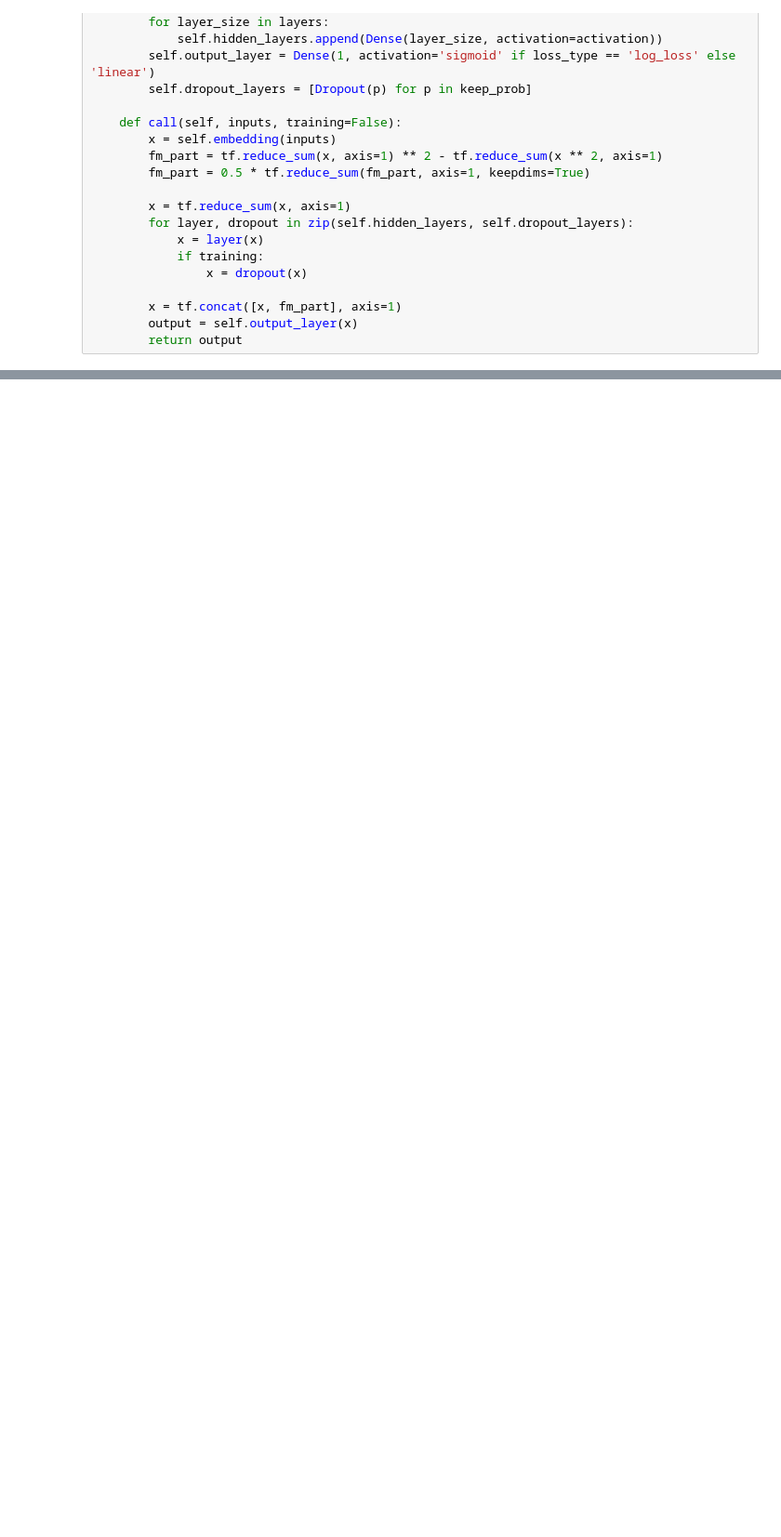
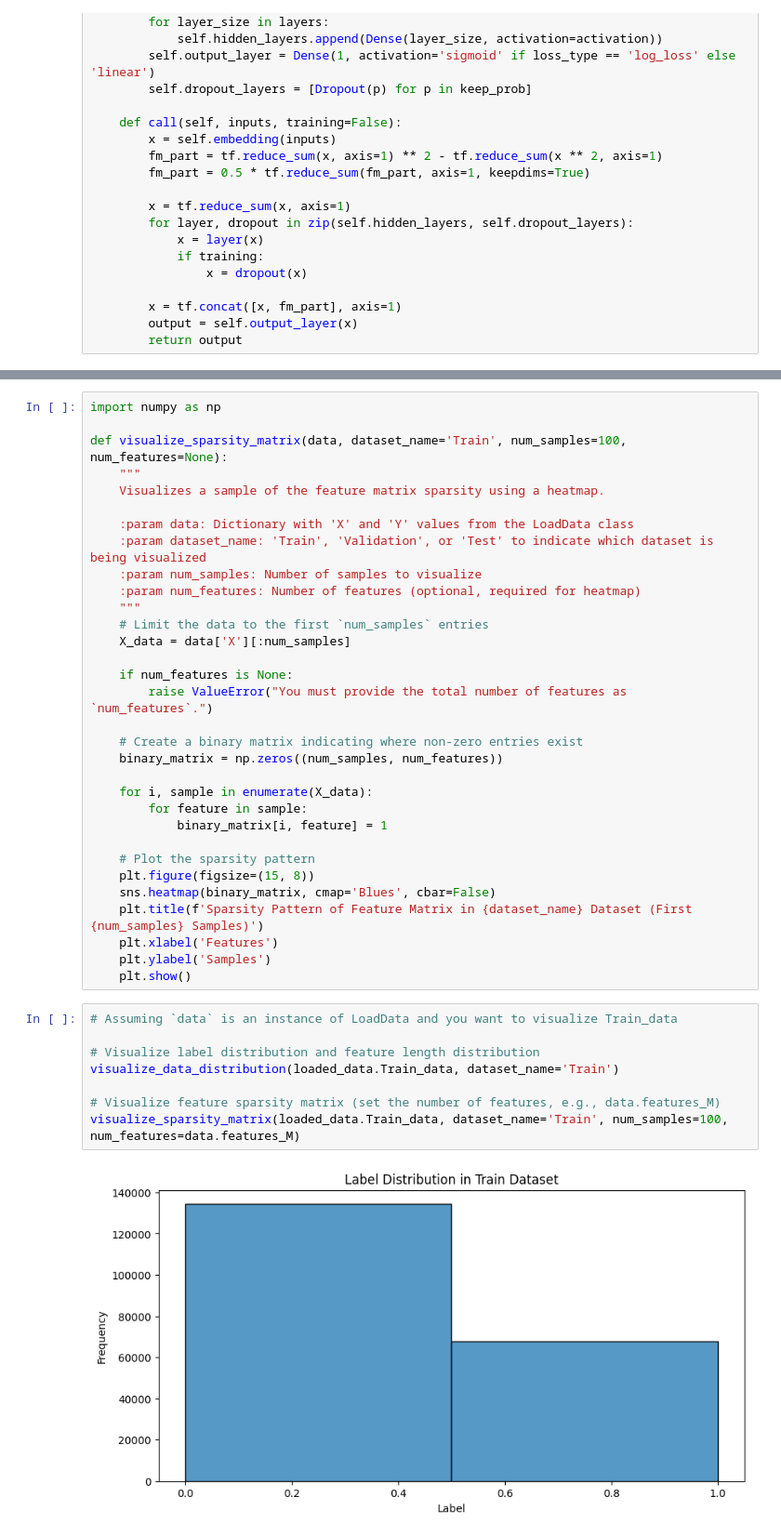
Before and after one commit to MarsImmortal/neural_factorization_machine, a Jupyter notebook: NFM.ipynb, the cells around one changed output, grey strips where cells are left out. Shown: that part at 93% size. Cells and saved outputs as stored; diff of their text form; blank space fills up the shorter version.

Commit message:
add function data visualisation of frappe data (binary sparse)

```diff
--- a/NFM.ipynb
+++ b/NFM.ipynb
@@ -755,0 +458,42 @@ config={'module': None, 'class_name': 'NeuralFM', 'config': {'trainable': True,
+# %%
+import numpy as np
+
+def visualize_sparsity_matrix(data, dataset_name='Train', num_samples=100, num_features=None):
+    """
+    Visualizes a sample of the feature matrix sparsity using a heatmap.
+
+    :param data: Dictionary with 'X' and 'Y' values from the LoadData class
+    :param dataset_name: 'Train', 'Validation', or 'Test' to indicate which dataset is being visualized
+    :param num_samples: Number of samples to visualize
+    :param num_features: Number of features (optional, required for heatmap)
+    """
+    # Limit the data to the first `num_samples` entries
+    X_data = data['X'][:num_samples]
+
+    if num_features is None:
+        raise ValueError("You must provide the total number of features as `num_features`.")
+
+    # Create a binary matrix indicating where non-zero entries exist
+    binary_matrix = np.zeros((num_samples, num_features))
+
+    for i, sample in enumerate(X_data):
+        for feature in sample:
+            binary_matrix[i, feature] = 1
+
+    # Plot the sparsity pattern
+    plt.figure(figsize=(15, 8))
+    sns.heatmap(binary_matrix, cmap='Blues', cbar=False)
+    plt.title(f'Sparsity Pattern of Feature Matrix in {dataset_name} Dataset (First {num_samples} Samples)')
+    plt.xlabel('Features')
+    plt.ylabel('Samples')
+    plt.show()
+# %%
+# Assuming `data` is an instance of LoadData and you want to visualize Train_data
+
+# Visualize label distribution and feature length distribution
+visualize_data_distribution(loaded_data.Train_data, dataset_name='Train')
+
+# Visualize feature sparsity matrix (set the number of features, e.g., data.features_M)
+visualize_sparsity_matrix(loaded_data.Train_data, dataset_name='Train', num_samples=100, num_features=data.features_M)
+# %% [output]
+[figure, added]
```
Also changed, not shown: parts of 18 cells of this notebook.
